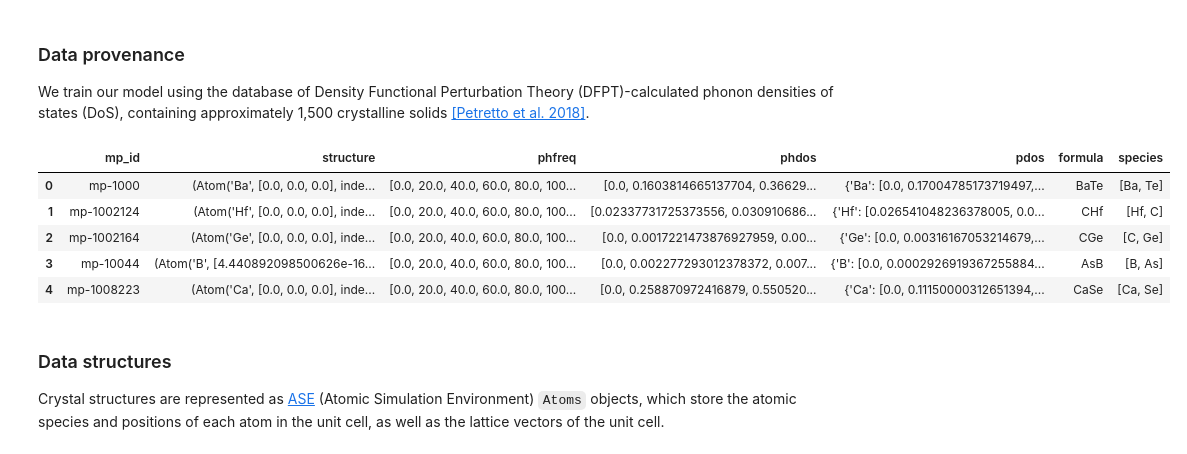
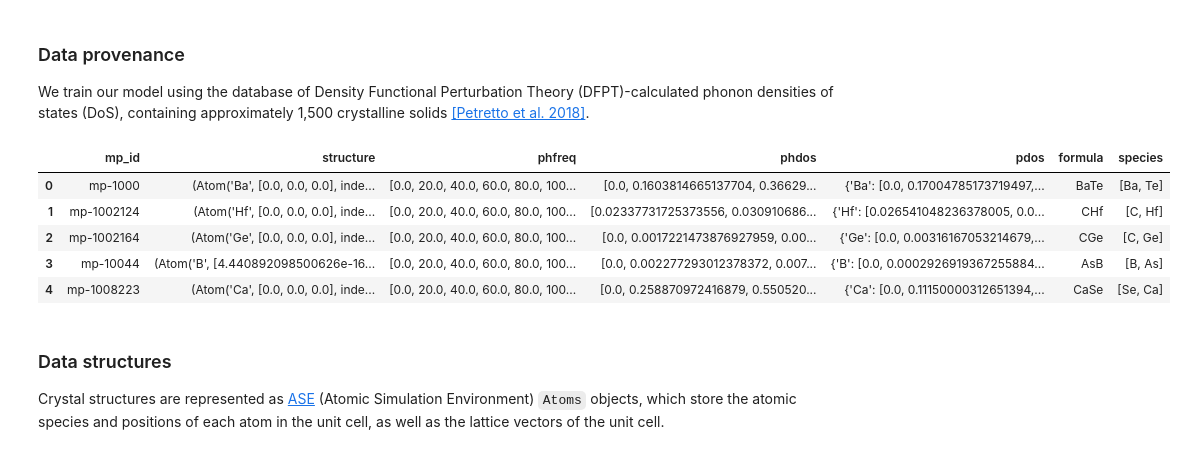
Before and after one commit to alstar555/Predicting-phonon-DoS, a Jupyter notebook: DL_project_phononDoS.ipynb, the cells around one changed output. Drawn from its saved outputs; the diff is of its cells as text; code cells hidden in the pictures.

```diff
--- a/DL_project_phononDoS.ipynb
+++ b/DL_project_phononDoS.ipynb
@@ -68,15 +74,15 @@ torch.set_default_dtype(default_dtype)
 We train our model using the database of Density Functional Perturbation Theory (DFPT)-calculated phonon densities of states (DoS), containing approximately 1,500 crystalline solids [[Petretto et al. 2018]](https://doi.org/10.1038/sdata.2018.65).
 # %%
 # load data
-df, species = load_data('data/data.csv')
+df, species = load_data('phononDoS_tutorial/data/data.csv')
 df.head()
 # %% [output]
 |  | mp_id | structure | phfreq | phdos | pdos | formula | species |
 | 0 | mp-1000 | (Atom('Ba', [0.0, 0.0, 0.0], inde... | [0.0, 20.0, 40.0, 60.0, 80.0, 100... | [0.0, 0.1603814665137704, 0.36629... | {'Ba': [0.0, 0.17004785173719497,... | BaTe | [Ba, Te] |
-| 1 | mp-1002124 | (Atom('Hf', [0.0, 0.0, 0.0], inde... | [0.0, 20.0, 40.0, 60.0, 80.0, 100... | [0.02337731725373556, 0.030910686... | {'Hf': [0.026541048236378005, 0.0... | CHf | [Hf, C] |
+| 1 | mp-1002124 | (Atom('Hf', [0.0, 0.0, 0.0], inde... | [0.0, 20.0, 40.0, 60.0, 80.0, 100... | [0.02337731725373556, 0.030910686... | {'Hf': [0.026541048236378005, 0.0... | CHf | [C, Hf] |
 | 2 | mp-1002164 | (Atom('Ge', [0.0, 0.0, 0.0], inde... | [0.0, 20.0, 40.0, 60.0, 80.0, 100... | [0.0, 0.0017221473876927959, 0.00... | {'Ge': [0.0, 0.00316167053214679,... | CGe | [C, Ge] |
 | 3 | mp-10044 | (Atom('B', [4.440892098500626e-16... | [0.0, 20.0, 40.0, 60.0, 80.0, 100... | [0.0, 0.002277293012378372, 0.007... | {'B': [0.0, 0.0002926919367255884... | AsB | [B, As] |
-| 4 | mp-1008223 | (Atom('Ca', [0.0, 0.0, 0.0], inde... | [0.0, 20.0, 40.0, 60.0, 80.0, 100... | [0.0, 0.258870972416879, 0.550520... | {'Ca': [0.0, 0.11150000312651394,... | CaSe | [Ca, Se] |
+| 4 | mp-1008223 | (Atom('Ca', [0.0, 0.0, 0.0], inde... | [0.0, 20.0, 40.0, 60.0, 80.0, 100... | [0.0, 0.258870972416879, 0.550520... | {'Ca': [0.0, 0.11150000312651394,... | CaSe | [Se, Ca] |
 # %% [markdown]
 ### Data structures
 Crystal structures are represented as [ASE](https://wiki.fysik.dtu.dk/ase/ase/atoms.html?highlight=atoms#the-atoms-object) (Atomic Simulation Environment) `Atoms` objects, which store the atomic species and positions of each atom in the unit cell, as well as the lattice vectors of the unit cell.
```
Also changed, not shown: parts of 15 cells of this notebook, 1 other file.
